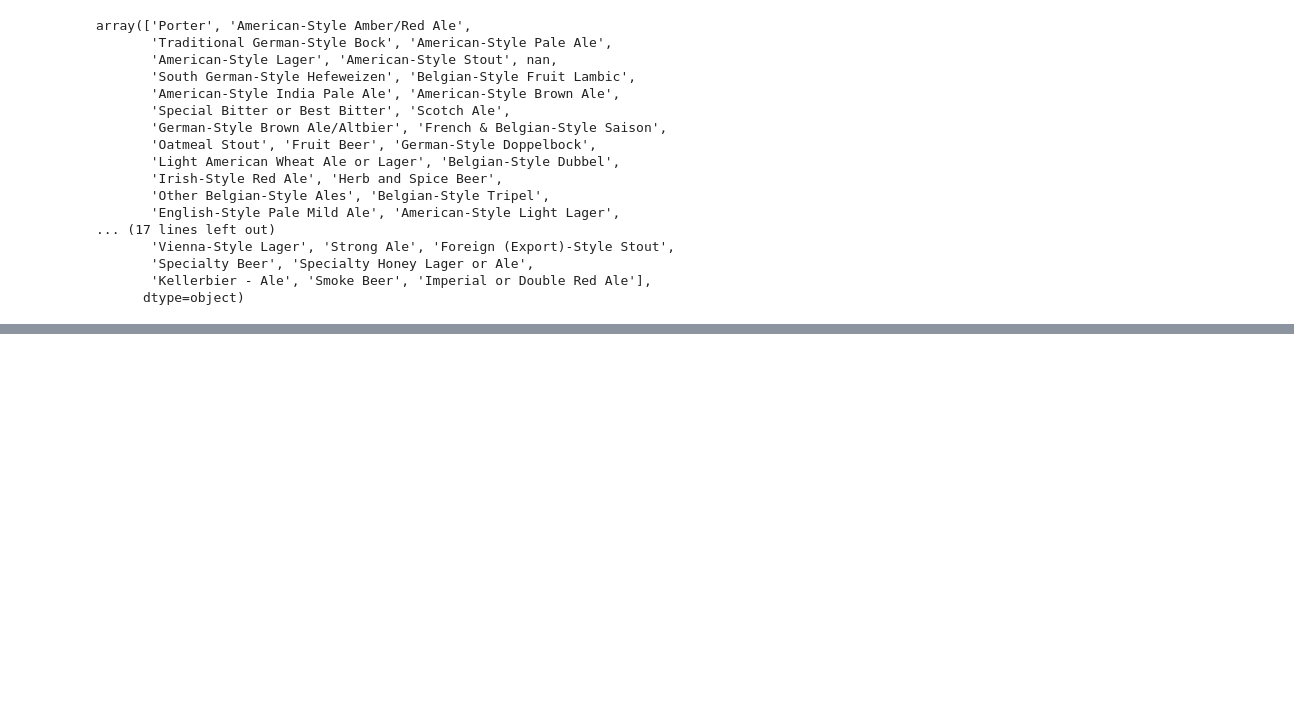
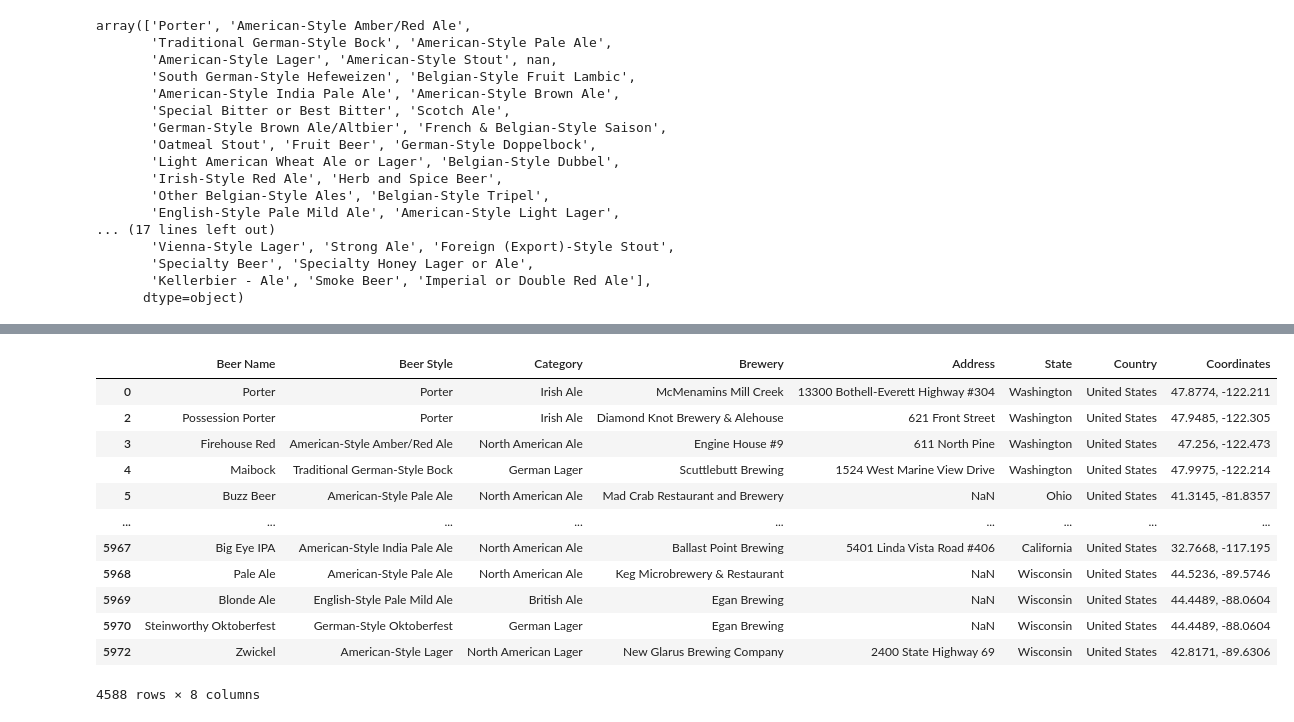
Before and after one commit to a-prospero/strange_brew, a Jupyter notebook: beer_style.ipynb, the cells around one changed output, grey strips where cells are left out. Cells and saved outputs as stored; diff of their text form; code cells hidden in the pictures; blank space fills up the shorter version.

```diff
--- a/beer_style.ipynb
+++ b/beer_style.ipynb
@@ -121,0 +119,17 @@ TypeError: 'bool' object is not callable
+# %%
+USA = clean_data.loc[clean_data['Country']=='United States']
+USA
+# %% [output]
+|  | Beer Name | Beer Style | Category | Brewery | Address | State | Country | Coordinates |
+| 0 | Porter | Porter | Irish Ale | McMenamins Mill Creek | 13300 Bothell-Everett Highway #304 | Washington | United States | 47.8774, -122.211 |
+| 2 | Possession Porter | Porter | Irish Ale | Diamond Knot Brewery & Alehouse | 621 Front Street | Washington | United States | 47.9485, -122.305 |
+| 3 | Firehouse Red | American-Style Amber/Red Ale | North American Ale | Engine House #9 | 611 North Pine | Washington | United States | 47.256, -122.473 |
+| 4 | Maibock | Traditional German-Style Bock | German Lager | Scuttlebutt Brewing | 1524 West Marine View Drive | Washington | United States | 47.9975, -122.214 |
+| 5 | Buzz Beer | American-Style Pale Ale | North American Ale | Mad Crab Restaurant and Brewery | NaN | Ohio | United States | 41.3145, -81.8357 |
+| ... | ... | ... | ... | ... | ... | ... | ... | ... |
+| 5967 | Big Eye IPA | American-Style India Pale Ale | North American Ale | Ballast Point Brewing | 5401 Linda Vista Road #406 | California | United States | 32.7668, -117.195 |
+| 5968 | Pale Ale | American-Style Pale Ale | North American Ale | Keg Microbrewery & Restaurant | NaN | Wisconsin | United States | 44.5236, -89.5746 |
+| 5969 | Blonde Ale | English-Style Pale Mild Ale | British Ale | Egan Brewing | NaN | Wisconsin | United States | 44.4489, -88.0604 |
+| 5970 | Steinworthy Oktoberfest | German-Style Oktoberfest | German Lager | Egan Brewing | NaN | Wisconsin | United States | 44.4489, -88.0604 |
+| 5972 | Zwickel | American-Style Lager | North American Lager | New Glarus Brewing Company | 2400 State Highway 69 | Wisconsin | United States | 42.8171, -89.6306 |
+4588 rows × 8 columns
```
Also changed, not shown: parts of 11 cells of this notebook, 1 other file.
